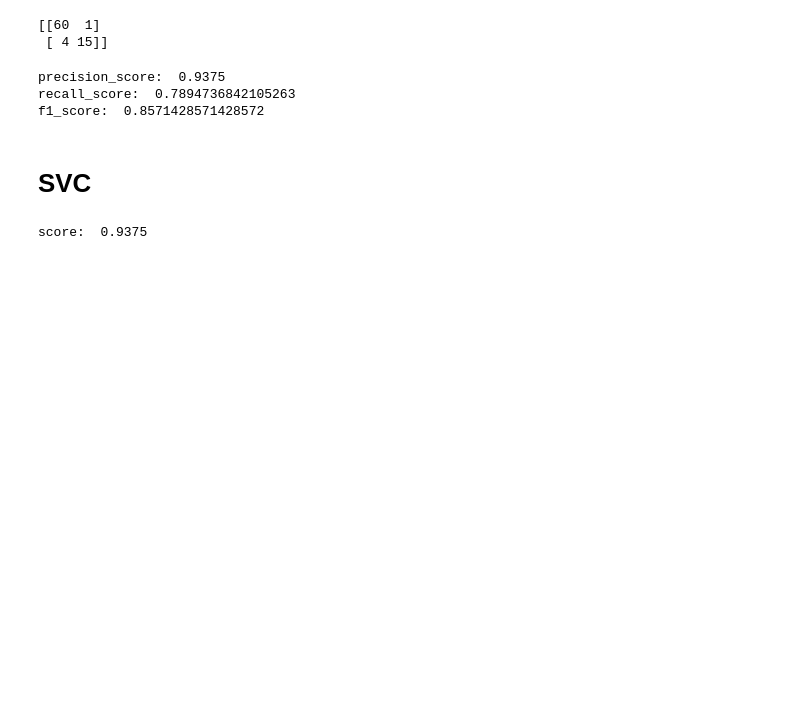
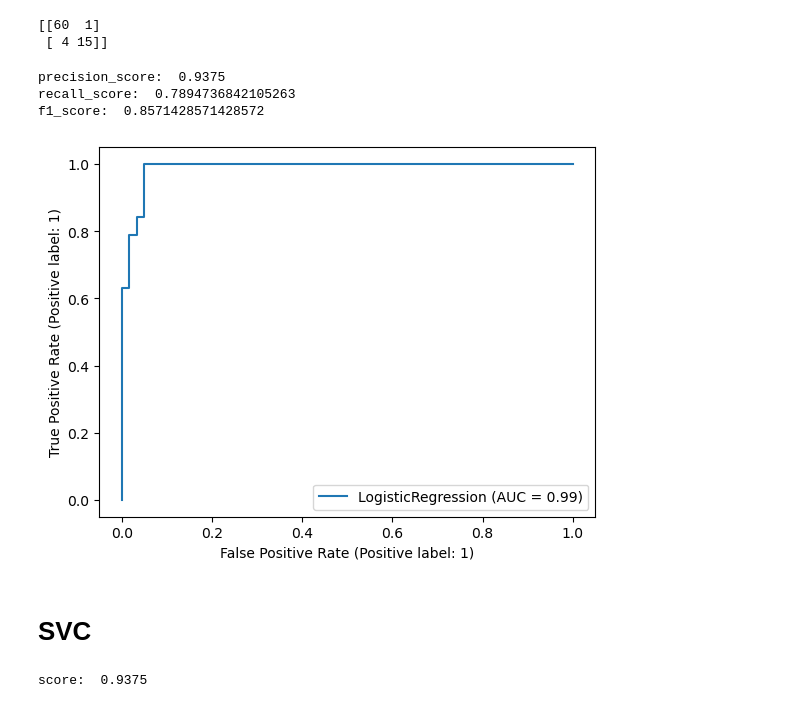
Before and after one commit to Dheeraj10869/Graduate-admission, a Jupyter notebook: Graduate Admission Prediction.ipynb, the cells around one changed output. Drawn from its saved outputs; the diff is of its cells as text; code cells hidden in the pictures; blank space fills up the shorter version.

```diff
--- a/Graduate Admission Prediction.ipynb
+++ b/Graduate Admission Prediction.ipynb
@@ -307,6 +268,12 @@ print("f1_score: ",f1_score(y_test, y_logistic_pred))
 precision_score:  0.9375
 recall_score:  0.7894736842105263
 f1_score:  0.8571428571428572
+# %%
+from sklearn import metrics
+metrics.plot_roc_curve(classifier, x_test, y_test)
+plt.show()
+# %% [output]
+[figure, added]
 # %% [markdown]
 # SVC
 # %%
```
Also changed, not shown: parts of 44 cells of this notebook, 3 other files.
